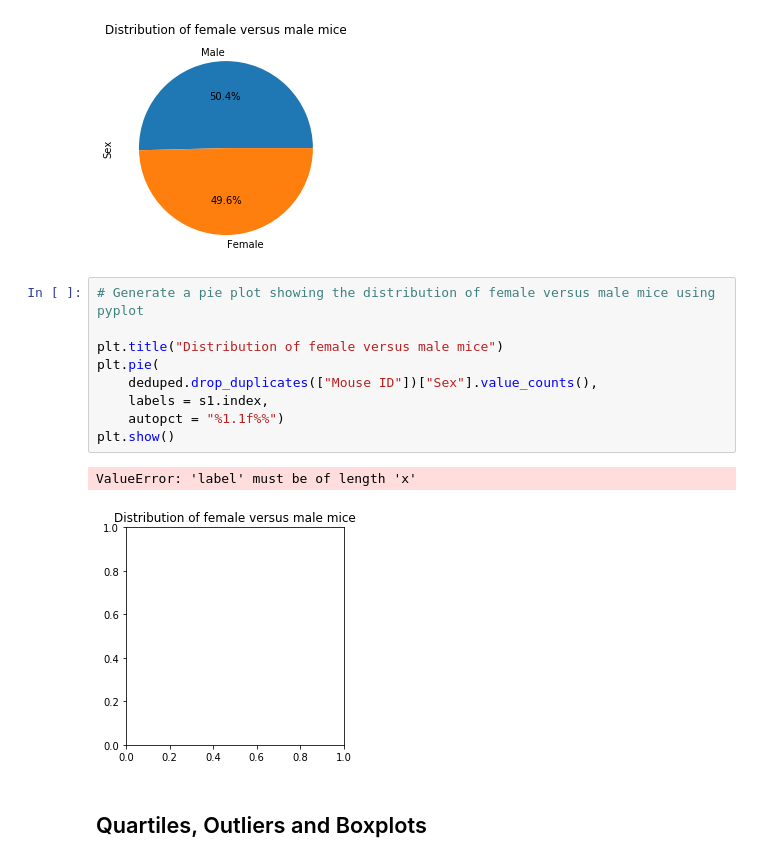
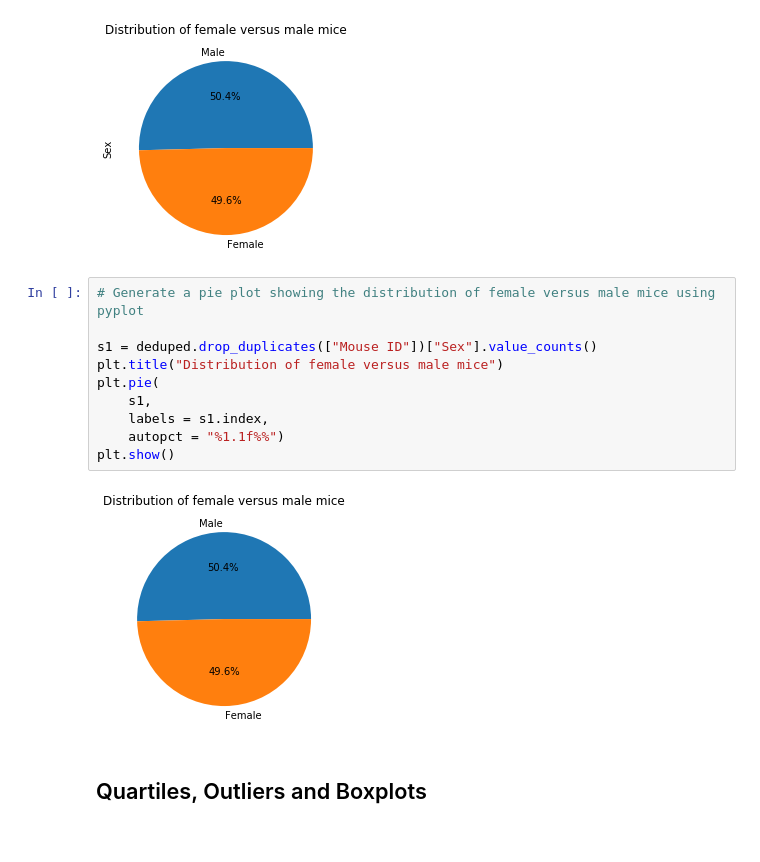
Before and after one commit to kyraha/UMN_HW05_Matplotlib, a Jupyter notebook: pymaceuticals_starter.ipynb, the cells around one changed output. Drawn from its saved outputs; the diff is of its cells as text.

Commit message:
Fixed an overoptimization error

```diff
--- a/pymaceuticals_starter.ipynb
+++ b/pymaceuticals_starter.ipynb
@@ -190,15 +190,15 @@ plt.show()
 # %%
 # Generate a pie plot showing the distribution of female versus male mice using pyplot
 
+s1 = deduped.drop_duplicates(["Mouse ID"])["Sex"].value_counts()
 plt.title("Distribution of female versus male mice")
 plt.pie(
-    deduped.drop_duplicates(["Mouse ID"])["Sex"].value_counts(),
+    s1,
     labels = s1.index,
     autopct = "%1.1f%%")
 plt.show()
 # %% [output]
-ValueError: 'label' must be of length 'x'
-[figure, old version]
+[figure, new version]
 # %% [markdown]
 ## Quartiles, Outliers and Boxplots
 # %%
```
